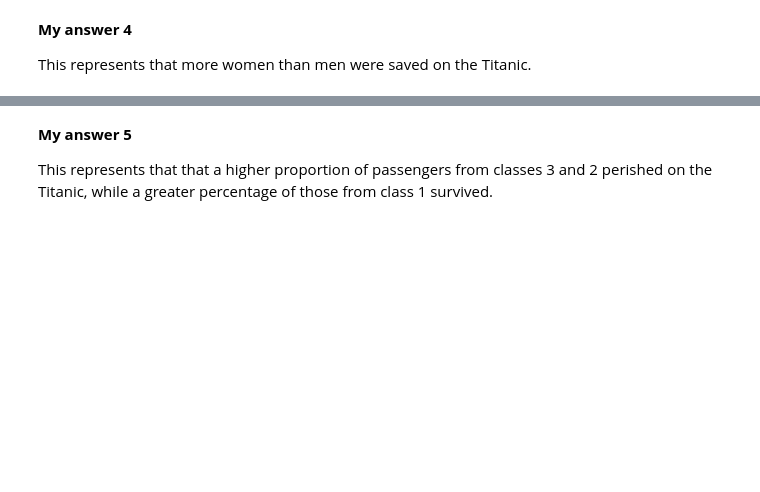
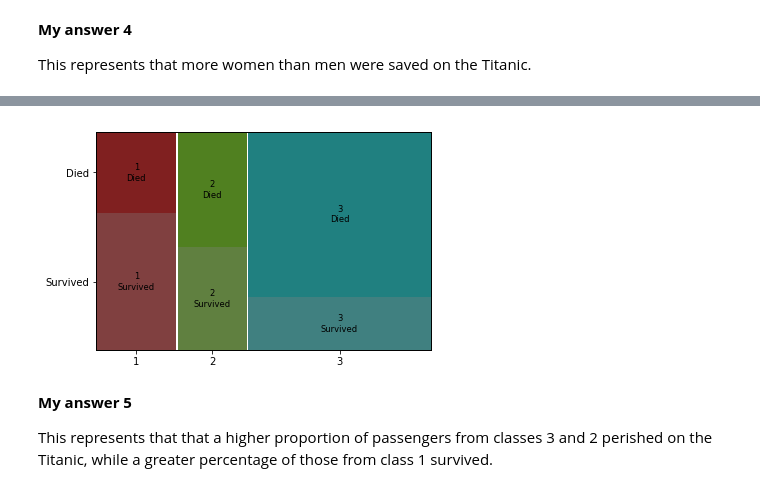
Before and after one commit to FranZixX/MetNumUN2023I, a Jupyter notebook: Quiz3/fpardo_Quiz_3_Python_Pandas_UNCode.ipynb, the cells around one changed output, grey strips where cells are left out. Cells and saved outputs as stored; diff of their text form; code cells hidden in the pictures; blank space fills up the shorter version.

```diff
--- a/Quiz3/fpardo_Quiz_3_Python_Pandas_UNCode.ipynb
+++ b/Quiz3/fpardo_Quiz_3_Python_Pandas_UNCode.ipynb
@@ -592,3 +600,7 @@ This represents that more women than men were saved on the Titanic.
+# %%
+mosaic(titanic.sort_values('Pclass'), ['Pclass', 'Survived']);
+# %% [output]
+[figure, added]
 # %% [markdown]
 **My answer 5**
 
```
Also changed, not shown: parts of 11 cells of this notebook.
